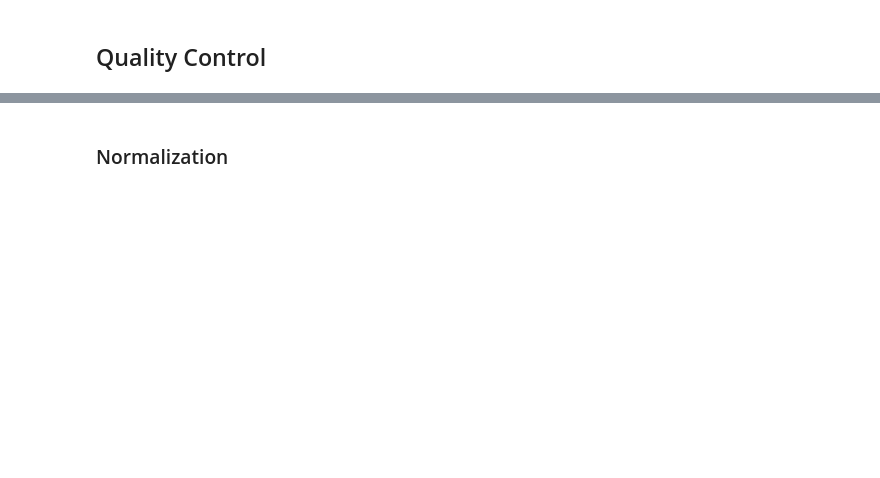
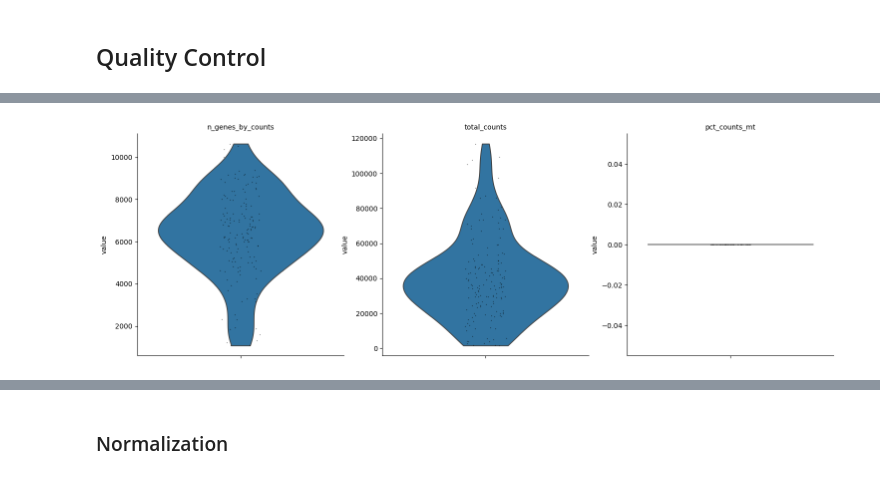
Before and after one commit to olaf-c/endometrial_analysis, a Jupyter notebook: scRNA_integration_grn_identification_script.ipynb, the cells around one changed output, grey strips where cells are left out. Drawn from its saved outputs; the diff is of its cells as text; code cells hidden in the pictures; blank space fills up the shorter version.

```diff
--- a/scRNA_integration_grn_identification_script.ipynb
+++ b/scRNA_integration_grn_identification_script.ipynb
@@ -110,3 +101,21 @@ for tar_gz_file in tar_gz_files:
 
     # Extract the tar.gz file to the extracted directory
     extract_tar_gz(tar_gz_path, extracted_dir)
+# %%
+
+# Directory where the files have been extracted
+extracted_work_dir = "input/extracted_data"  # Directory where you extracted the tar files
+# List to store directory names under the 'work' directory
+dataset_dirs = []
+
+# Traverse the 'work' directory to find subdirectories
+for root, dirs, files in os.walk(extracted_work_dir):
+    # Only consider directories directly under the 'work' directory
+    if "work" in root:
+        for dir_name in dirs:
+            path = os.path.join(root, dir_name)
+            # Append the directory name under 'work'
+            dataset_dirs.append(path)
+
+# Now dataset_dirs contains the names of all subdirectories under 'work'
+print("Dataset directories under 'work':", dataset_dirs)
@@ -112,0 +137,16 @@ for tar_gz_file in tar_gz_files:
+# %%
+
+hd5a_files_directory = r"input/hd5a_files"
+if not os.path.exists(hd5a_files_directory):
+    os.makedirs(hd5a_files_directory)
+adatas_dict = {}
+for directory in dataset_dirs:
+    adata = sc.read_10x_mtx(directory)
+    adata.X = adata.X.tocsr()
+    #dir_name = directory.split("\\")[-1]
+    dir_name = os.path.basename(directory) #platform independent
+    h5ad_filename = f"{dir_name}.h5ad"
+
+    h5ad_path = os.path.join(hd5a_files_directory, h5ad_filename)
+    adata.write(h5ad_path)
+    adatas_dict[dir_name] = h5ad_path
@@ -271,8 +255,8 @@ OSError: [Errno 28] Driver write request failed (file write failed: time = Thu N
 # %% [markdown]
 ## Quality Control
 # %%
-adata.var['mt'] = adata.var_names.str.startswith('mt-')  # annotate the group of mitochondrial genes as 'mt'
-sc.pp.calculate_qc_metrics(adata, qc_vars=['mt'], percent_top=None, log1p=False, inplace=True)
+adata.var['MT'] = adata.var_names.str.startswith('MT-')  # annotate the group of mitochondrial genes as 'mt'
+sc.pp.calculate_qc_metrics(adata, qc_vars=['MT'], percent_top=None, log1p=False, inplace=True)
 
 
 adata.obs.head()
@@ -279,12 +270,14 @@ adata.obs.head()
 # %%
 sc.pl.violin(
     adata,
     [
      'n_genes_by_counts',
      'total_counts',
-     'pct_counts_mt'
+     'pct_counts_MT'
      ],
     multi_panel=True
 )
+# %% [output]
+[figure, added]
 # %%
 sc.pl.scatter(adata, "total_counts", "n_genes_by_counts")
```
Also changed, not shown: parts of 21 cells of this notebook.
